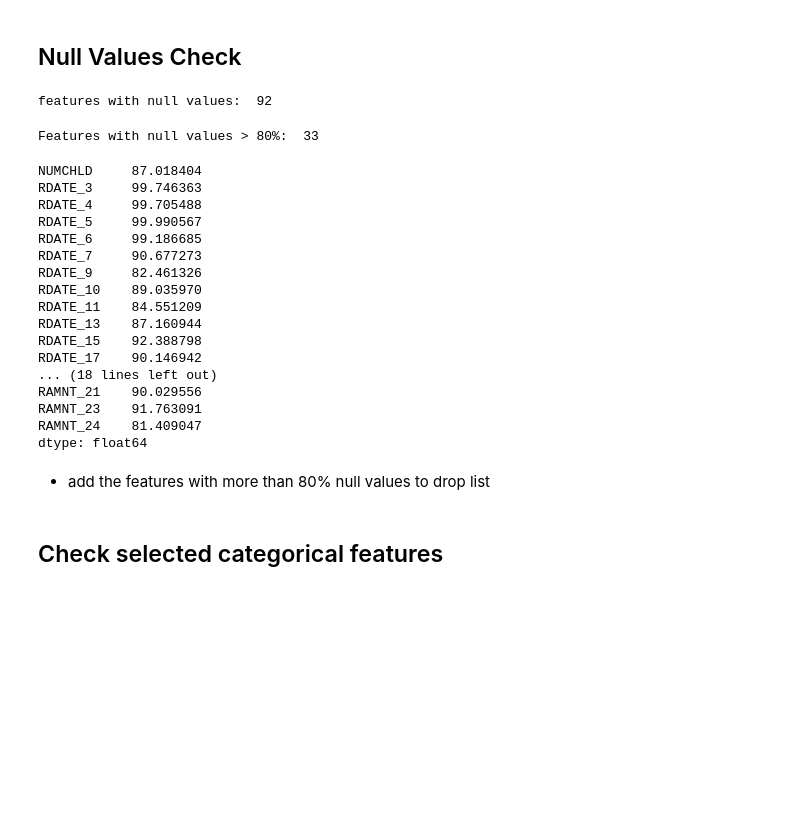
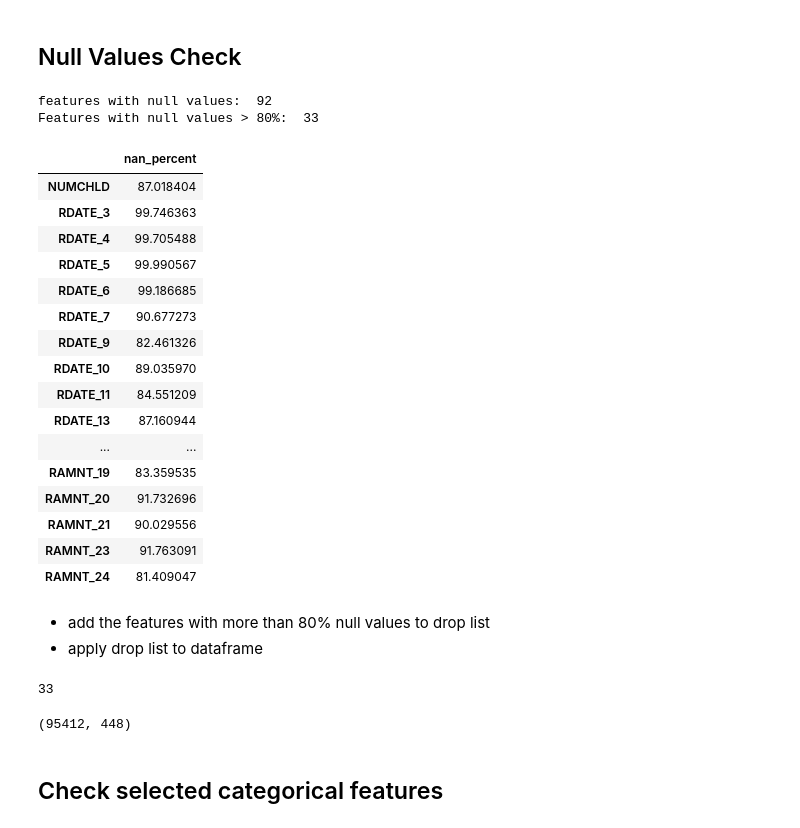
Before and after one commit to nataschaberg/donations-dataset-ml, a Jupyter notebook: donations.ipynb, the cells around one changed output. Cells and saved outputs as stored; diff of their text form; code cells hidden in the pictures; blank space fills up the shorter version.

```diff
--- a/donations.ipynb
+++ b/donations.ipynb
@@ -31,33 +35,41 @@ null_check = df.isna().sum() / df.shape[0] * 100
 # %%
-print('features with null values: ', len(null_check[null_check > 0]))
+null_check = pd.DataFrame(df.isna().sum() / df.shape[0] * 100, columns=['nan_percent'])
+print('features with null values: ', null_check.query('nan_percent > 0').shape[0])
+print('Features with null values > 80%: ', null_check.query('nan_percent > 80').shape[0])
+null_check.query('nan_percent > 80')
 # %% [output]
 features with null values:  92
+Features with null values > 80%:  33
+|  | nan_percent |
+| NUMCHLD | 87.018404 |
+| RDATE_3 | 99.746363 |
+| RDATE_4 | 99.705488 |
+| RDATE_5 | 99.990567 |
+| RDATE_6 | 99.186685 |
+| RDATE_7 | 90.677273 |
+| RDATE_9 | 82.461326 |
+| RDATE_10 | 89.035970 |
+| RDATE_11 | 84.551209 |
+| RDATE_13 | 87.160944 |
+| ... | ... |
+| RAMNT_19 | 83.359535 |
+| RAMNT_20 | 91.732696 |
+| RAMNT_21 | 90.029556 |
+| RAMNT_23 | 91.763091 |
+| RAMNT_24 | 81.409047 |
-# %%
-print('Features with null values > 80%: ', len(null_check[null_check > 80.]))
-null_check[null_check > 80.]
-# %% [output]
-Features with null values > 80%:  33
-NUMCHLD     87.018404
-RDATE_3     99.746363
-RDATE_4     99.705488
-RDATE_5     99.990567
-RDATE_6     99.186685
-RDATE_7     90.677273
-RDATE_9     82.461326
-RDATE_10    89.035970
-RDATE_11    84.551209
-RDATE_13    87.160944
-RDATE_15    92.388798
-RDATE_17    90.146942
-... (18 lines left out)
-RAMNT_21    90.029556
-RAMNT_23    91.763091
-RAMNT_24    81.409047
-dtype: float64
 # %% [markdown]
 - add the features with more than 80% null values to drop list
+- apply drop list to dataframe
 # %%
-drop_list.extend(null_check[null_check > 80.].index)
+drop_list.extend(null_check.query('nan_percent > 80').index)
+len(drop_list)
+# %% [output]
+33
+# %%
+df.drop(columns=drop_list, inplace=True)
+df.shape
+# %% [output]
+(95412, 448)
 # %% [markdown]
 ## Check selected categorical features
 # %% [markdown]
```
Also changed, not shown: parts of 44 cells of this notebook.
